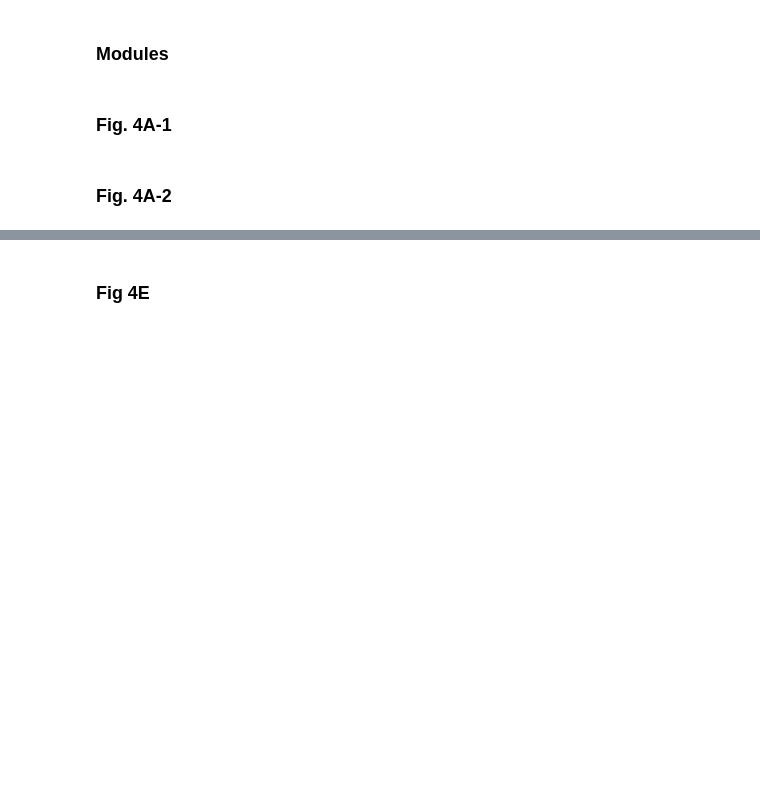
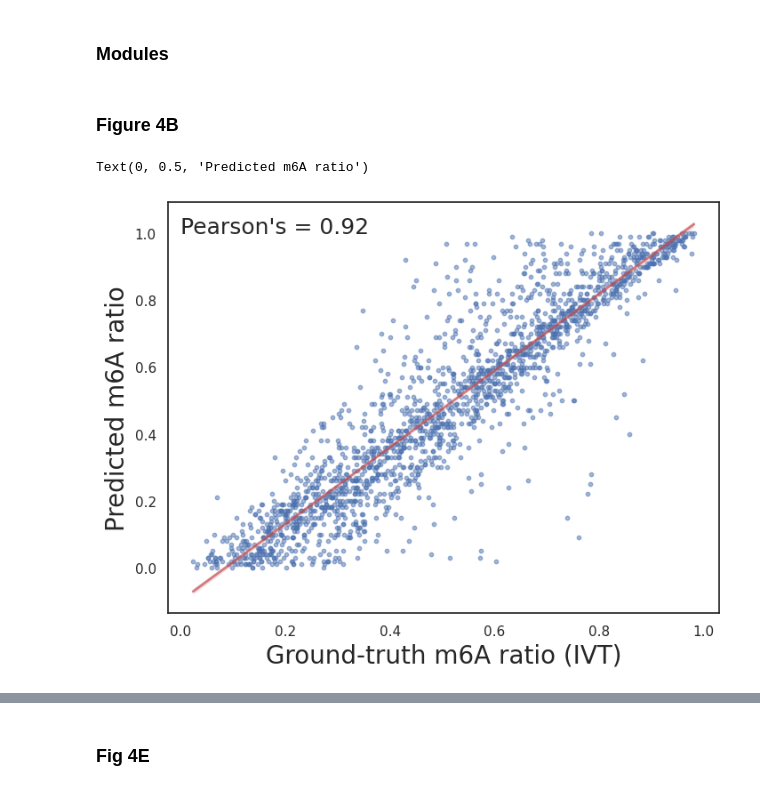
Before and after one commit to poigit/m6ATM_analysis, a Jupyter notebook: analysis/03_stoichiometry.ipynb, the cells around one changed output, grey strips where cells are left out. Cells and saved outputs as stored; diff of their text form; code cells hidden in the pictures; blank space fills up the shorter version.

Commit message:
scripts for figures

```diff
--- a/analysis/03_stoichiometry.ipynb
+++ b/analysis/03_stoichiometry.ipynb
@@ -18,2 +9,0 @@ model_dir = '/home/bo-yi/package/m6atm/m6atm/model'
-# %% [markdown]
-### Fig. 4A-1
@@ -33,0 +10,2 @@ pred_table['group'] = group
+# %% [markdown]
+### Figure 4B
@@ -34,23 +14,24 @@ pred_table['group'] = group
 # %%
-### data
-ratio = pred_table.ratio.tolist()
-gth = [[ratio/100]*pred.shape[0] for pred, ratio in zip(pred_list, range(0, 101, 20))]
-gth = sum(gth, [])
+### correlation plot
+pred = pd.read_csv('../data/ivtratio_m6atm.csv')
+
+ratio = pred.ratio.tolist()
+gth = pred.gth.tolist()
 
 corr = round(pearsonr(ratio, gth)[0], 2)
 
 ### plot
 sns.set_theme(style = 'white') # theme
 tab_color = sns.color_palette() # color palette
-fig, ax = plt.subplots(figsize = (12, 6)) # figure size
+fig, ax = plt.subplots(figsize = (8, 6)) # figure size
 
-sns.violinplot(x = 'group', y ='ratio', data = pred_table, size = 3)
-ax.text(0.2, 1.02, 'Pearson\'s = %s'%(corr), horizontalalignment = 'center', fontsize = 20)
-ax.tick_params(labelsize = 16)
-ax.set(xlabel = None)
+sns.regplot(x = ratio, y = gth,
+            scatter_kws = {'alpha': 0.5, 's': 10},
+            line_kws = {'color': tab_color[3], 'linewidth': 2, 'alpha': 0.7})
 
-plt.ylabel('Predicted m6A ratio', fontsize = 25)
-
-plt.savefig(os.path.join(out_dir, 'fig4a-1.png'), bbox_inches = 'tight', dpi = 300)
+ax.text(0.18, 1, 'Pearson\'s = %s'%(corr), horizontalalignment = 'center', fontsize = 18)
+ax.set_xlabel('Ground-truth m6A ratio (IVT)', fontsize = 20)
+ax.set_ylabel('Predicted m6A ratio', fontsize = 20)
+# %% [output]
+Text(0, 0.5, 'Predicted m6A ratio')
+[figure, added]
-# %% [markdown]
-### Fig. 4A-2
```
Also changed, not shown: parts of 28 cells of this notebook.
